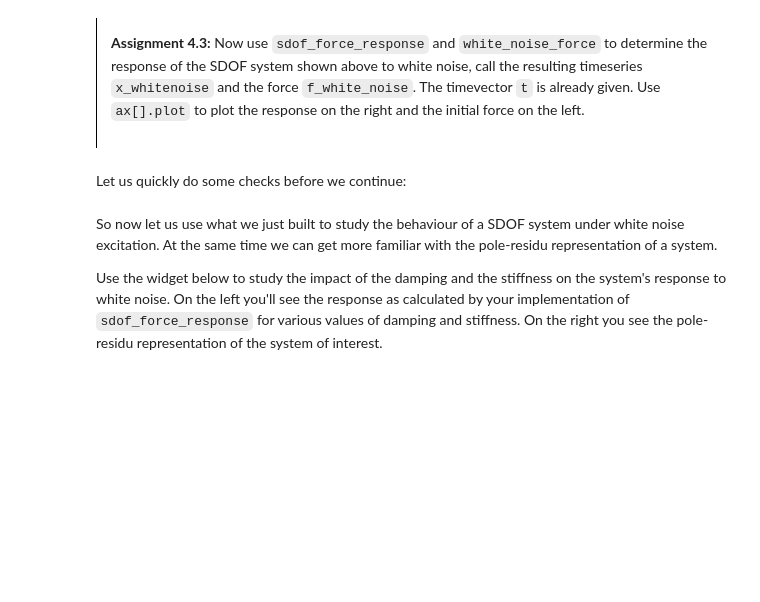
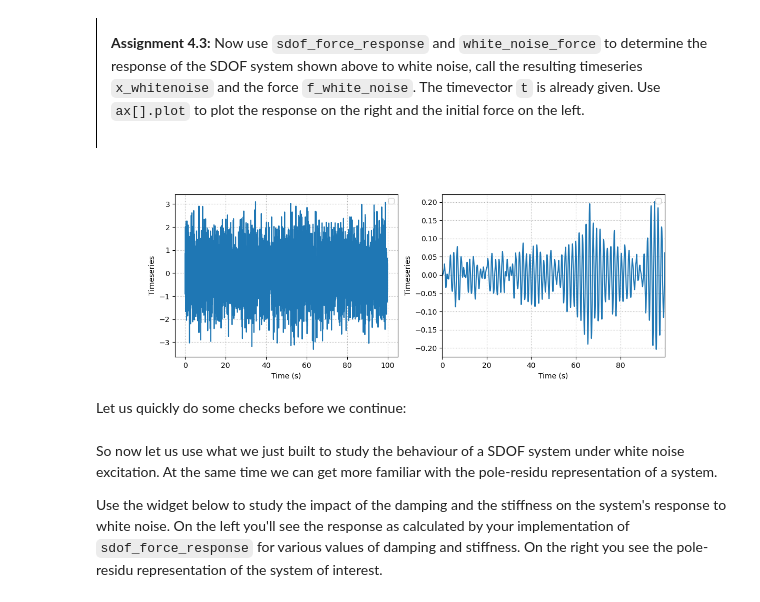
Before and after one commit to Hadain183/MV2627_Exercises, a Jupyter notebook: Session6_Damping_and_Flutter/session6.ipynb, the cells around one changed output. Drawn from its saved outputs; the diff is of its cells as text; code cells hidden in the pictures; blank space fills up the shorter version.

```diff
--- a/Session6_Damping_and_Flutter/session6.ipynb
+++ b/Session6_Damping_and_Flutter/session6.ipynb
@@ -661,7 +644,9 @@ def sdof_force_response(m:float,c:float,k:float,t:np.ndarray, f:np.ndarray):
     x -- the response of the SDOF system for the timesteps in the Time vector t
     """
     # YOUR CODE HERE
-    raise NotImplementedError()
+    dt = t[1] - t[0]
+    h = impulse_response(m, c, k, t)
+    x = np.convolve(f, h)[:len(t)] * dt
 
     return x
 # %% [markdown]
@@ -673,17 +658,26 @@ Now use `sdof_force_response` and `white_noise_force` to determine the response
 # %%
 t = np.arange(start=0,stop=100,step=0.02)
 fig, ax= plt.subplots(nrows=1,ncols=2,figsize=(12,4))
 # YOUR CODE HERE
-raise NotImplementedError()
+m = 1.0
+c = 0.1
+k = 16.0
+f_wn = white_noise_force(len(t))
+x_wn = sdof_force_response(m, c, k, t, f_wn)
+
+ax[0].plot(t, f_wn)
 ax[0].legend()
 ax[0].set_ylabel('Timeseries')
 ax[0].set_xlabel('Time (s)')
 ax[0].grid(which='both',linestyle=':')
+ax[1].plot(t, x_wn)
 ax[1].set_xlim([0,max(t)])
 ax[1].legend()
 ax[1].set_ylabel('Timeseries')
 ax[1].set_xlabel('Time (s)')
 ax[1].grid(which='both',linestyle=':')
+# %% [output]
+[figure, added]
 # %% [markdown]
 Let us quickly do some checks before we continue:
 # %%
```
Also changed, not shown: parts of 1 cell of this notebook.
